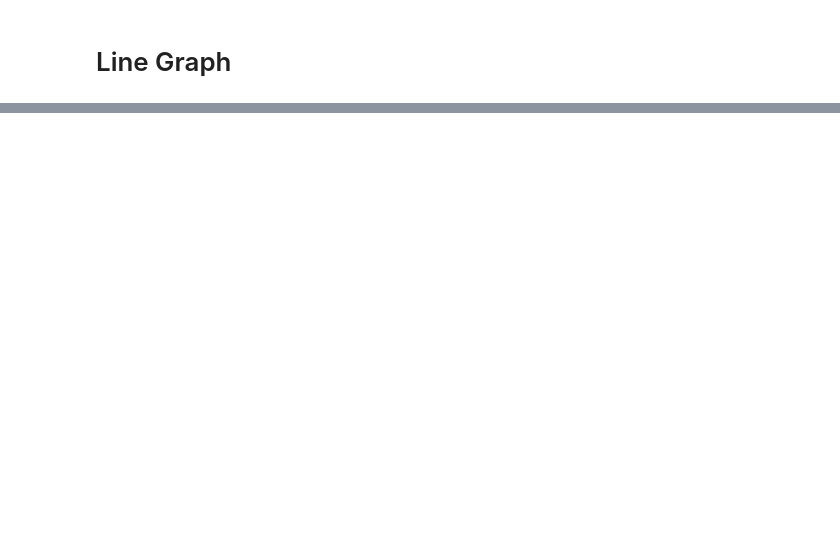
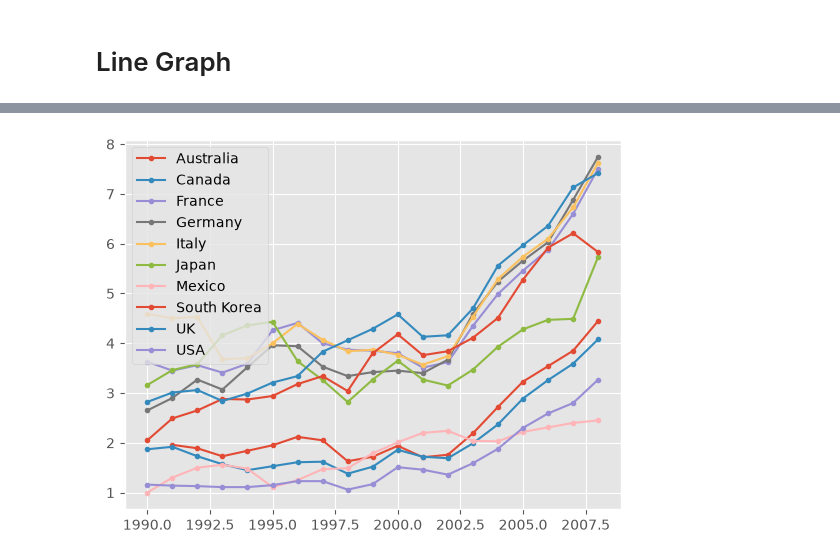
Before and after one commit to LekaLakshmi/AI-ML-Portfolio, a Jupyter notebook: Learning-Practice/Matplotlib/Matplotlib_practice.ipynb, the cells around one changed output, grey strips where cells are left out. Cells and saved outputs as stored; diff of their text form; code cells hidden in the pictures; blank space fills up the shorter version.

```diff
--- a/Learning-Practice/Matplotlib/Matplotlib_practice.ipynb
+++ b/Learning-Practice/Matplotlib/Matplotlib_practice.ipynb
@@ -85,0 +123,16 @@ plt.show()
+# %%
+# Go through each column name in the DataFrame
+for country in gas:
+
+    # Skip the Year column because it is used for the x-axis
+    if country != 'Year':
+        # Plot this country's gas prices over the years
+        plt.plot(gas['Year'], gas[country], marker='.', label=country)
+
+# Show the country names in a legend
+plt.legend()
+
+# Display the chart
+plt.show()
+# %% [output]
+[figure, added]
```
Also changed, not shown: parts of 16 cells of this notebook, 3 other files.
